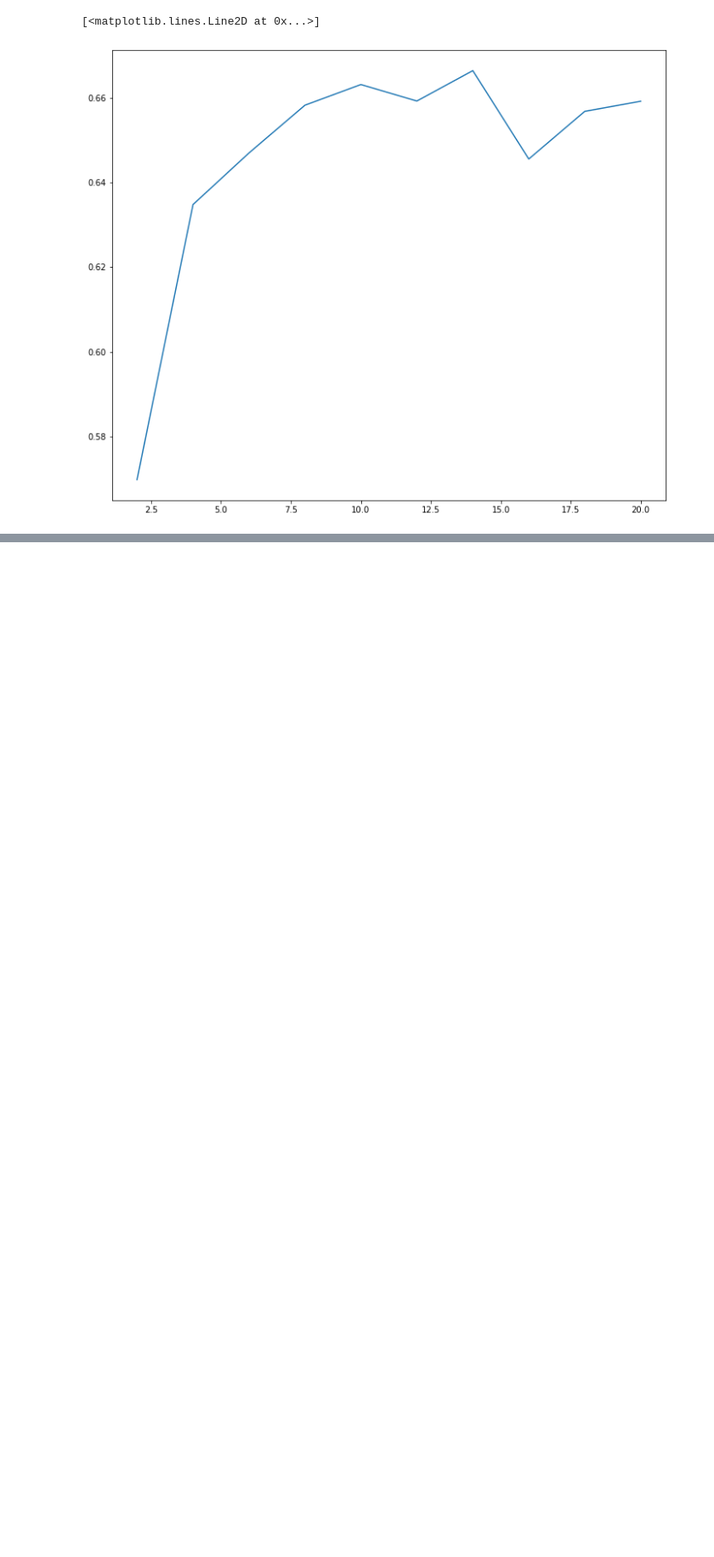
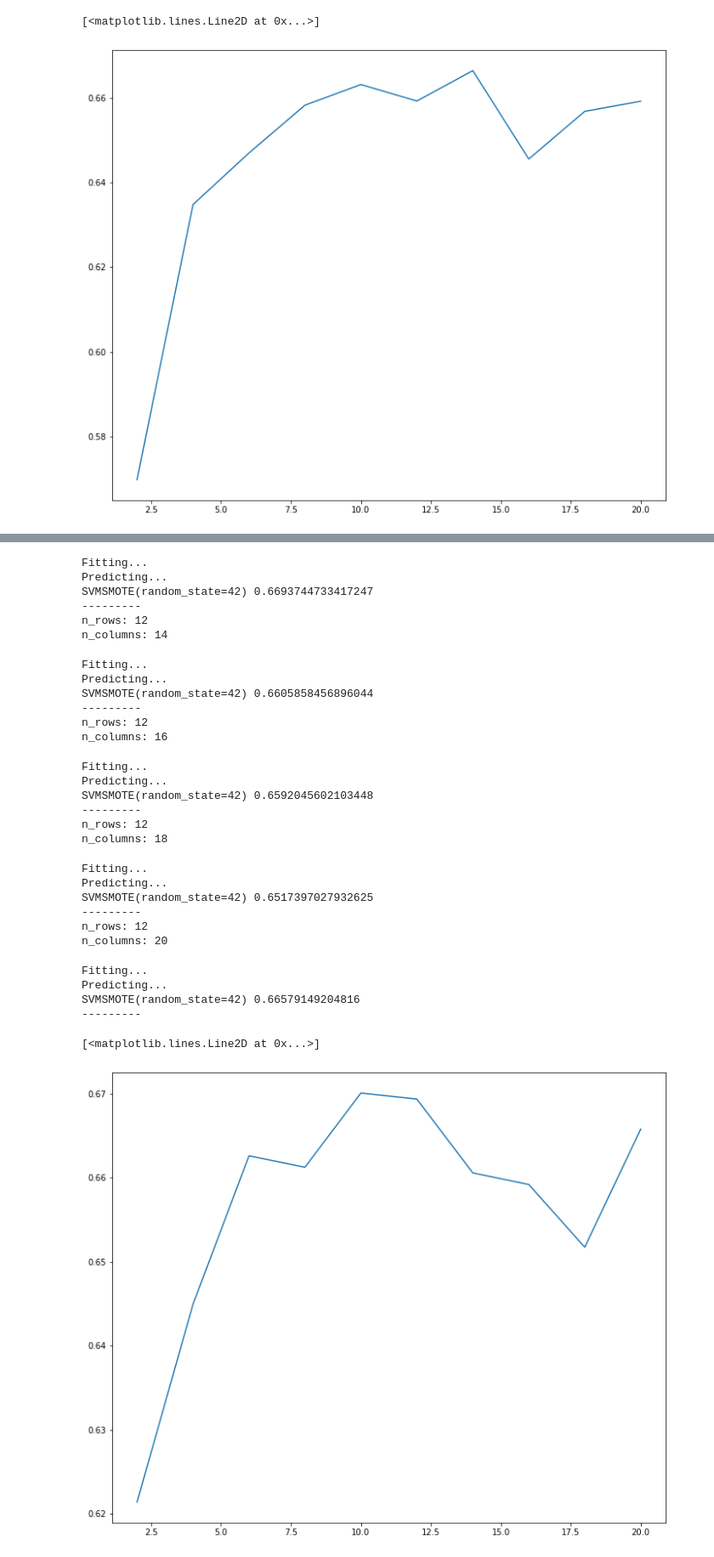
Before and after one commit to notlosca/audio_emotion_classification, a Jupyter notebook: exam_trial.ipynb, the cells around one changed output, grey strips where cells are left out. Shown at 85% size. Saved outputs shown, nothing was run; the diff lists cells and outputs as text; code cells hidden in the pictures; blank space fills up the shorter version.

Commit message:
tuned n_rows and n_columns

```diff
--- a/exam_trial.ipynb
+++ b/exam_trial.ipynb
@@ -808,0 +812,45 @@ SVMSMOTE(random_state=42) 0.6591547694226103
+# %%
+from sklearn.model_selection import train_test_split, ParameterGrid
+from sklearn.ensemble import RandomForestClassifier
+from imblearn.over_sampling import SVMSMOTE
+from sklearn.metrics import f1_score
+
+ns = list(range(2,22,2))
+scores = []
+for n in ns:
+    print('n_rows:',12)
+    print('n_columns:', n)
+    dictionary = dict()
+    for row in tqdm(shrunk_df.index):
+        # z = compute_feature(divide_matrix(shrunk_df.loc[row].spectrogram, num_rows=n, num_columns=n*ratio)) # with ratio
+        z = compute_feature(divide_matrix(shrunk_df.loc[row].spectrogram, num_rows=12, num_columns=n))
+        z['encoded_emotion'] = shrunk_df.loc[row].encoded_emotion
+        dictionary[row] = z
+
+    new_df = pd.DataFrame.from_dict(dictionary).T
+
+    np.random.seed(0) #to make experiments reproducible
+
+
+    svmsmote = SVMSMOTE(random_state=42)
+
+    X, y = new_df[new_df.columns[:-1]], new_df[new_df.columns[-1]]
+    X_res, y_res = svmsmote.fit_resample(X,y)
+
+    X_train, X_test, y_train, y_test = train_test_split(X_res, y_res, test_size=.2, random_state=42)
+
+    y_train = y_train.astype(int)
+    y_test = y_test.astype(int)
+
+    #rf = RandomForestClassifier(n_estimators=100, max_features='sqrt', max_depth=30).fit(X_train, y_train)
+    print('Fitting...')
+    rf = RandomForestClassifier().fit(X_train, y_train) # plain rf
+    print('Predicting...')
+    preds = rf.predict(X_test)
+    score = f1_score(y_test, preds, average='macro')
+    scores.append(score)
+    print(svmsmote, score)
+    print('---------')
+plt.figure(figsize=(12,10))
+plt.plot(ns, scores, label='F1 macro')
+# %% [output]
@@ -808,0 +889,30 @@ SVMSMOTE(random_state=42) 0.6591547694226103
+Fitting...
+Predicting...
+SVMSMOTE(random_state=42) 0.6693744733417247
+---------
+n_rows: 12
+n_columns: 14
+Fitting...
+Predicting...
+SVMSMOTE(random_state=42) 0.6605858456896044
+---------
+n_rows: 12
+n_columns: 16
+Fitting...
+Predicting...
+SVMSMOTE(random_state=42) 0.6592045602103448
+---------
+n_rows: 12
+n_columns: 18
+Fitting...
+Predicting...
+SVMSMOTE(random_state=42) 0.6517397027932625
+---------
+n_rows: 12
+n_columns: 20
+Fitting...
+Predicting...
+SVMSMOTE(random_state=42) 0.66579149204816
+---------
+[<matplotlib.lines.Line2D at 0x...>]
+[figure, added]
```
Also changed, not shown: parts of 4 cells of this notebook.
